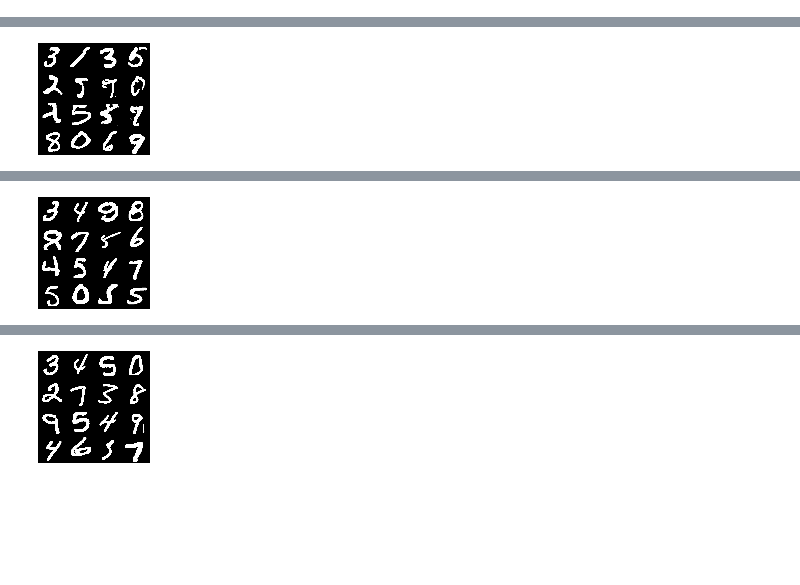
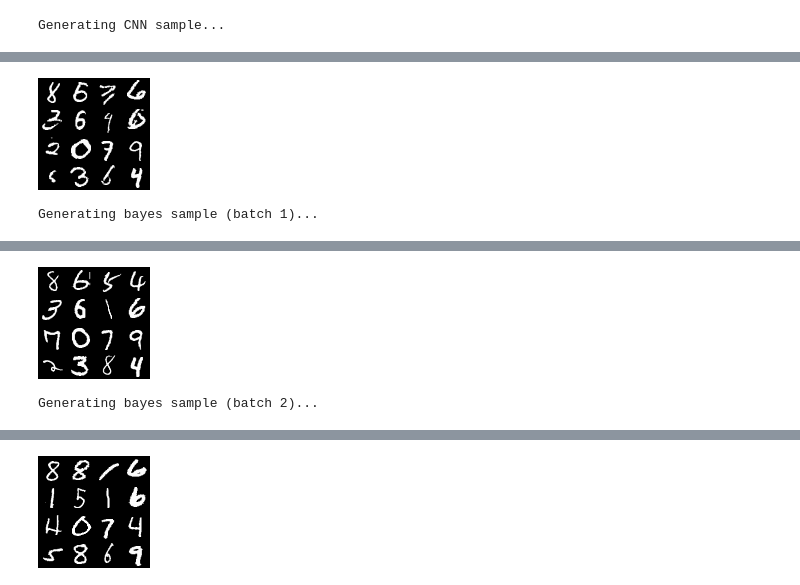
Before and after one commit to unixpickle/ddim, a Jupyter notebook: mnist_analysis.ipynb, the cells around one changed output, grey strips where cells are left out. Drawn from its saved outputs; the diff is of its cells as text; code cells hidden in the pictures; blank space fills up the shorter version.

```diff
--- a/mnist_analysis.ipynb
+++ b/mnist_analysis.ipynb
@@ -37,17 +37,23 @@ def load_test_data():
 test_data = load_test_data()
 # %%
 def show_sample(sample):
-    image = sample/0.3081 + 0.1307
+    image = sample*0.3081 + 0.1307
     image = (image * 255).clip(0, 255).astype('uint8')
     image = image.reshape([4, 4, 1, 28, 28]).transpose(0, 3, 1, 4, 2).reshape([28*4, 28*4, 1])
     image = np.concatenate([image] * 3, axis=-1)
     display(Image.fromarray(image))
 # %%
+# Generate samples from three different models with
+# the same random noise.
 latents = np.random.normal(size=[16, 1, 28, 28])
-cnn_sample = diffusion.ddim_sample(latents, cnn_model)
+print('Generating CNN sample...')
+cnn_sample = diffusion.ddim_sample(latents, cnn_model, progress=True)
 show_sample(cnn_sample)
-bayes_sample = diffusion.ddim_sample(latents, bayes_model)
+print('Generating bayes sample (batch 1)...')
+bayes_sample = diffusion.ddim_sample(latents, bayes_model, progress=True)
 show_sample(bayes_sample)
-bayes_2_sample = diffusion.ddim_sample(latents, bayes_model_2)
+print('Generating bayes sample (batch 2)...')
+bayes_2_sample = diffusion.ddim_sample(latents, bayes_model_2, progress=True)
 show_sample(bayes_2_sample)
 # %% [output]
+Generating CNN sample...
@@ -54 +61,2 @@ show_sample(bayes_2_sample)
-[figure, old version]
+[figure, new version]
+Generating bayes sample (batch 1)...
@@ -55 +64,2 @@ show_sample(bayes_2_sample)
-[figure, old version]
+[figure, new version]
+Generating bayes sample (batch 2)...
@@ -56,4 +67,4 @@ show_sample(bayes_2_sample)
-[figure, old version]
+[figure, new version]
 # %%
 # Investigate how much the two bayes models
 # agree during sampling.
```
Also changed, not shown: parts of 6 cells of this notebook, 1 other file.
